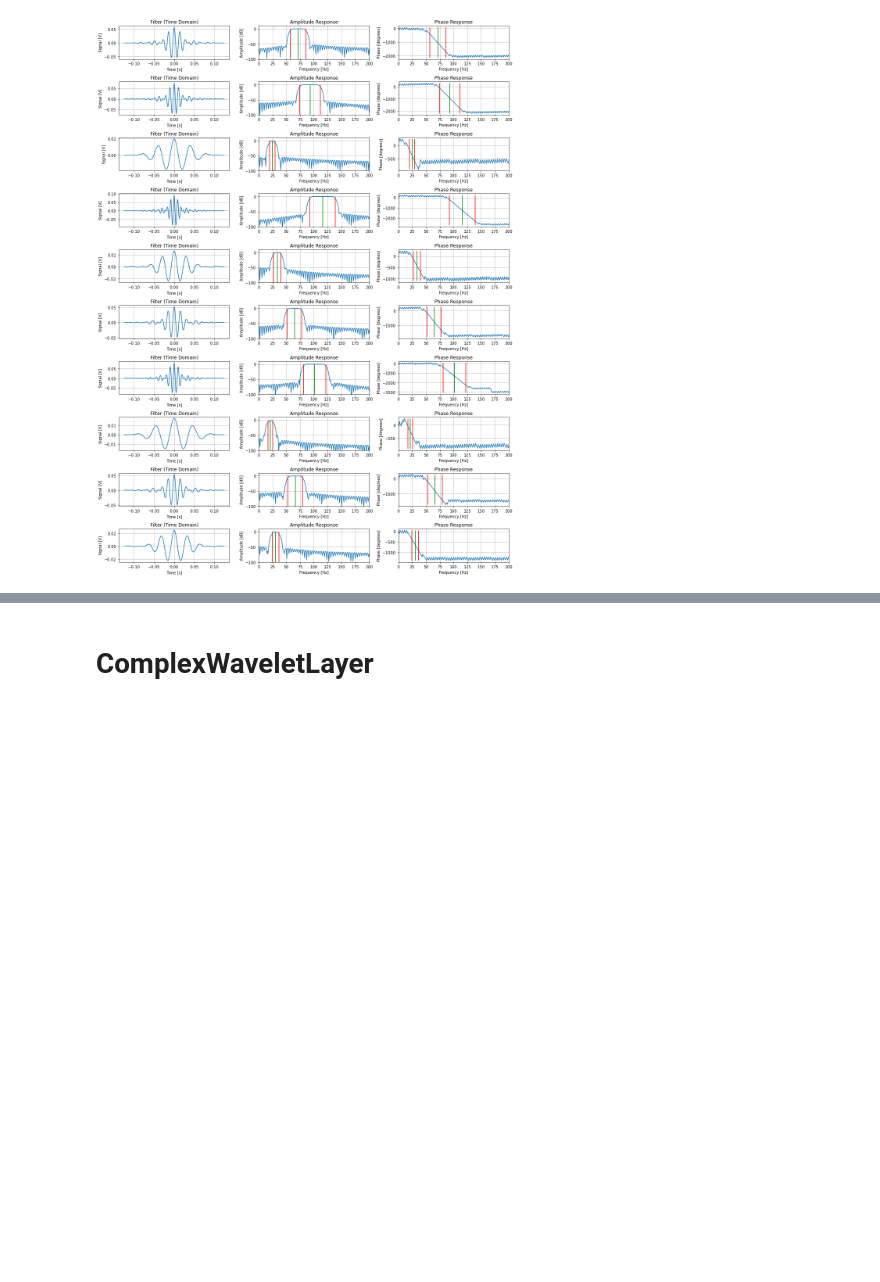
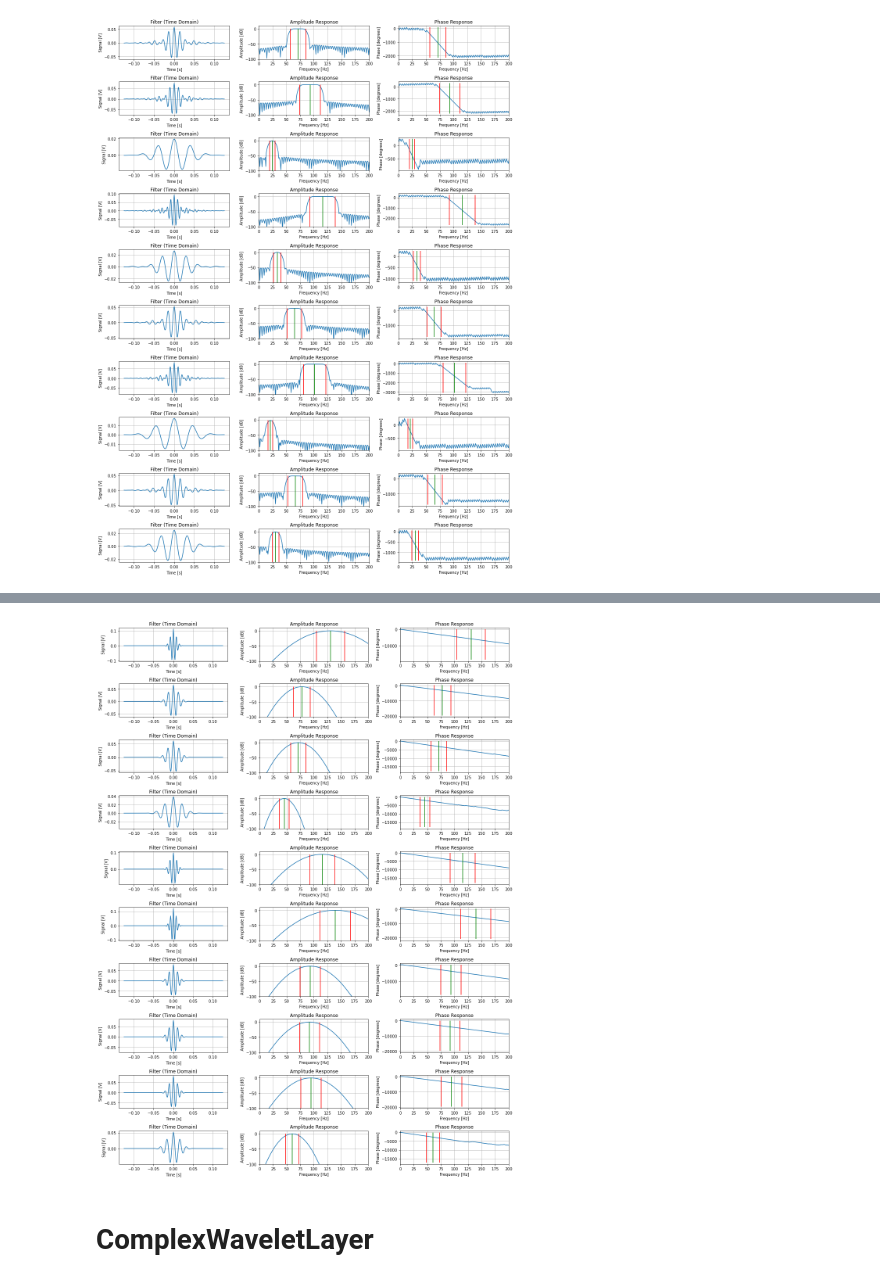
Before and after one commit to amvosk/adenvex, a Jupyter notebook: Layers.ipynb, the cells around one changed output, grey strips where cells are left out. Cells and saved outputs as stored; diff of their text form; code cells hidden in the pictures; blank space fills up the shorter version.

Commit message:
add non-complex filters

```diff
--- a/Layers.ipynb
+++ b/Layers.ipynb
@@ -110,3 +252,50 @@ plt.show()
+# %%
+freqs, bandwidth, freq_low, freq_high = wavelet._create_frequencies()
+filt = wavelet._create_filters(freqs, bandwidth).detach().numpy()
+freqs, freq_low, freq_high = freqs.detach().numpy(), freq_low.detach().numpy(), freq_high.detach().numpy()
+
+fig, ax = plt.subplots(n_channels, 3, figsize=(15, 2*n_channels))
+for i in range(n_channels):
+    filter_coeffs = filt[i,0]
+    w, h = sg.freqz(filter_coeffs.real, fs=srate * 2 * math.pi)
+    freq = w / (2 * math.pi)
+    amp = 20*np.log10(np.abs(h) + 1e-6)
+#     amp = np.abs(h)
+    phase = np.unwrap(np.angle(h)) * 180 / math.pi
+#     print(np.sum(amp > amp.max()/2) / freq[1] / freqs[0,0,0])
+
+    ax[i,0].plot(wavelet._scale.numpy()[0,0], filter_coeffs)
+    ax[i,0].set_ylabel('Signal [V]')
+    ax[i,0].set_xlabel('Time [s]')
+    ax[i,0].set_title('Filter (Time Domain)')
+    ax[i,0].grid(True)
+
+    ax[i,1].plot(freq, amp)
+    ax[i,1].vlines(freqs[i], np.min(amp), np.max(amp), colors='g')
+    ax[i,1].vlines(freq_low[i], np.min(amp), np.max(amp), colors='r')
+    ax[i,1].vlines(freq_high[i], np.min(amp), np.max(amp), colors='r')
+#     ax[i,1].set_ylim(0, 1)
+    ax[i,1].set_ylim(-100, 10)
+    ax[i,1].set_xlim(0, 200)
+    ax[i,1].set_ylabel('Amplitude [dB]')
+    ax[i,1].set_xlabel('Frequency [Hz]')
+    ax[i,1].set_title('Amplitude Response')
+    ax[i,1].grid(True)
+
+    ax[i,2].plot(freq, phase)
+    ax[i,2].vlines(freqs[i], np.min(phase), np.max(phase), colors='g')
+    ax[i,2].vlines(freq_low[i], np.min(phase), np.max(phase), colors='r')
+    ax[i,2].vlines(freq_high[i], np.min(phase), np.max(phase), colors='r')
+    ax[i,2].set_xlim(0, 200)
+    ax[i,2].set_xlabel('Frequency [Hz]')
+    ax[i,2].set_ylabel('Phase [degrees]')
+    ax[i,2].set_title('Phase Response')
+    ax[i,2].grid(True)
+
+plt.tight_layout()
+plt.show()
+# %% [output]
+[figure, added]
 # %% [markdown]
 # ComplexWaveletLayer
 # %%
```
Also changed, not shown: parts of 16 cells of this notebook, 2 other files.
